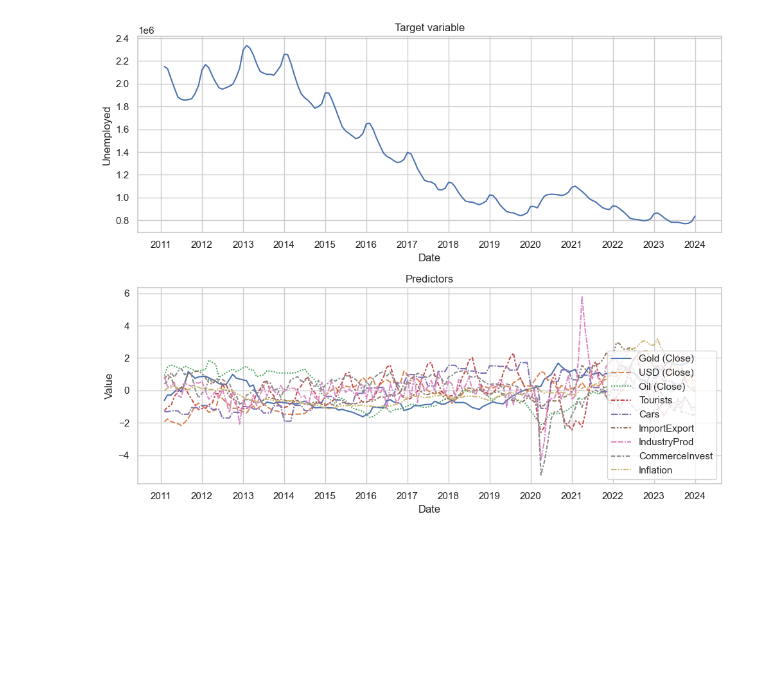
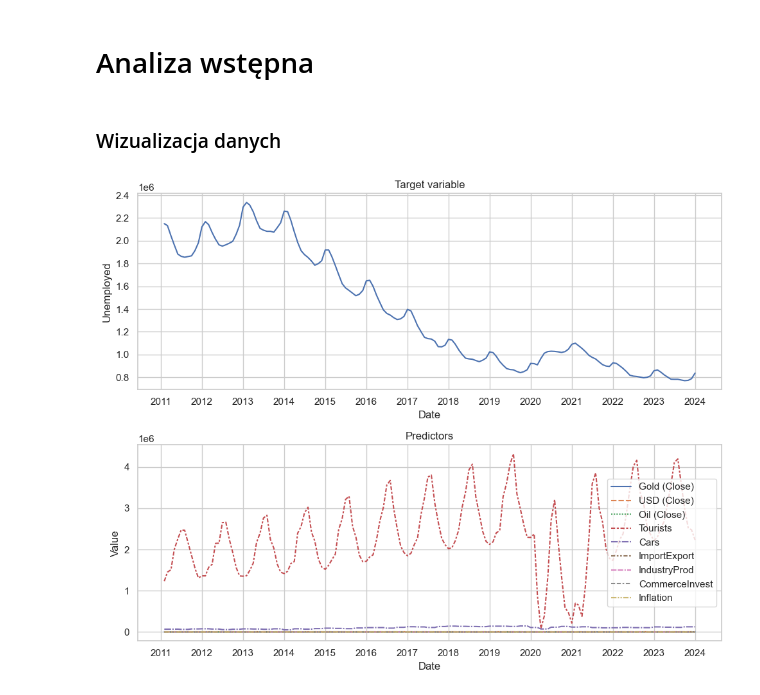
Before and after one commit to ewapelc/Unemployment-Data-Analysis, a Jupyter notebook: data_analysis.ipynb, the cells around one changed output. Cells and saved outputs as stored; diff of their text form; code cells hidden in the pictures; blank space fills up the shorter version.

```diff
--- a/data_analysis.ipynb
+++ b/data_analysis.ipynb
@@ -40,0 +40,2 @@ scaled_df
+# %% [markdown]
+# Analiza wstępna
@@ -41,26 +48,23 @@ scaled_df
+# %% [markdown]
+### Wizualizacja danych
 # %%
-import seaborn as sns
-import matplotlib.pyplot as plt
-import matplotlib.dates as mdates
-
-sns.set_theme(style="whitegrid")
-
+# Wizualizacja danych, aby zrozumieć podstawowe wzorce i trendy
 fig, ax = plt.subplots(2,1, figsize=[10, 8])
 sns.lineplot(df['Unemployed'], ax=ax[0])
-sns.lineplot(scaled_df, ax=ax[1])
+sns.lineplot(df.drop('Unemployed', axis=1), ax=ax[1])
 
 years = mdates.YearLocator()
 ax[0].xaxis.set_major_locator(years)
 ax[0].xaxis.set_major_formatter(mdates.DateFormatter('%Y'))
 
 ax[1].xaxis.set_major_locator(years)
 ax[1].xaxis.set_major_formatter(mdates.DateFormatter('%Y'))
 
 ax[1].set_ylabel('Value')
 ax[0].set_title('Target variable')
 ax[1].set_title('Predictors')
 
 plt.tight_layout()
 plt.show()
 # %% [output]
-[figure, old version]
+[figure, new version]
```
Also changed, not shown: parts of 57 cells of this notebook.
